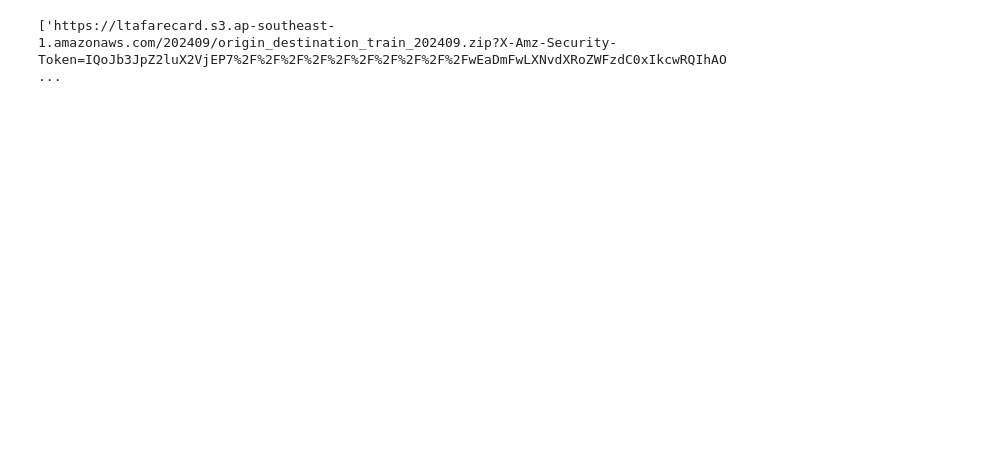
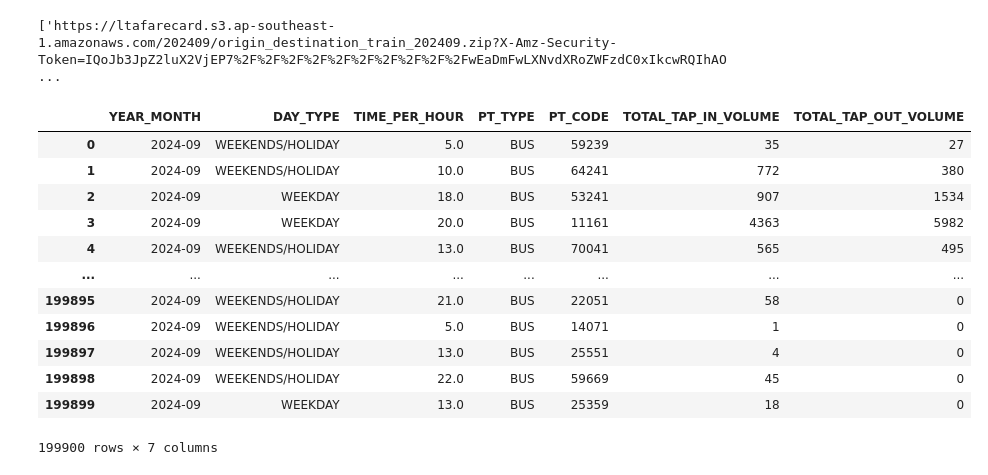
Before and after one commit to Yutingggggggg/dsa4264_geospatial, a Jupyter notebook: workingfiles/lta_datamall_data.ipynb, the cells around one changed output. Cells and saved outputs as stored; diff of their text form; code cells hidden in the pictures; blank space fills up the shorter version.

```diff
--- a/workingfiles/lta_datamall_data.ipynb
+++ b/workingfiles/lta_datamall_data.ipynb
@@ -172,0 +190,17 @@ KeyError: 'value'
+# %%
+passenger_volume_bus = pd.read_csv('./transport_node_bus_202409.csv')
+passenger_volume_bus
+# %% [output]
+|  | YEAR_MONTH | DAY_TYPE | TIME_PER_HOUR | PT_TYPE | PT_CODE | TOTAL_TAP_IN_VOLUME | TOTAL_TAP_OUT_VOLUME |
+| 0 | 2024-09 | WEEKENDS/HOLIDAY | 5.0 | BUS | 59239 | 35 | 27 |
+| 1 | 2024-09 | WEEKENDS/HOLIDAY | 10.0 | BUS | 64241 | 772 | 380 |
+| 2 | 2024-09 | WEEKDAY | 18.0 | BUS | 53241 | 907 | 1534 |
+| 3 | 2024-09 | WEEKDAY | 20.0 | BUS | 11161 | 4363 | 5982 |
+| 4 | 2024-09 | WEEKENDS/HOLIDAY | 13.0 | BUS | 70041 | 565 | 495 |
+| ... | ... | ... | ... | ... | ... | ... | ... |
+| 199895 | 2024-09 | WEEKENDS/HOLIDAY | 21.0 | BUS | 22051 | 58 | 0 |
+| 199896 | 2024-09 | WEEKENDS/HOLIDAY | 5.0 | BUS | 14071 | 1 | 0 |
+| 199897 | 2024-09 | WEEKENDS/HOLIDAY | 13.0 | BUS | 25551 | 4 | 0 |
+| 199898 | 2024-09 | WEEKENDS/HOLIDAY | 22.0 | BUS | 59669 | 45 | 0 |
+| 199899 | 2024-09 | WEEKDAY | 13.0 | BUS | 25359 | 18 | 0 |
+199900 rows × 7 columns
```
Also changed, not shown: parts of 9 cells of this notebook.
